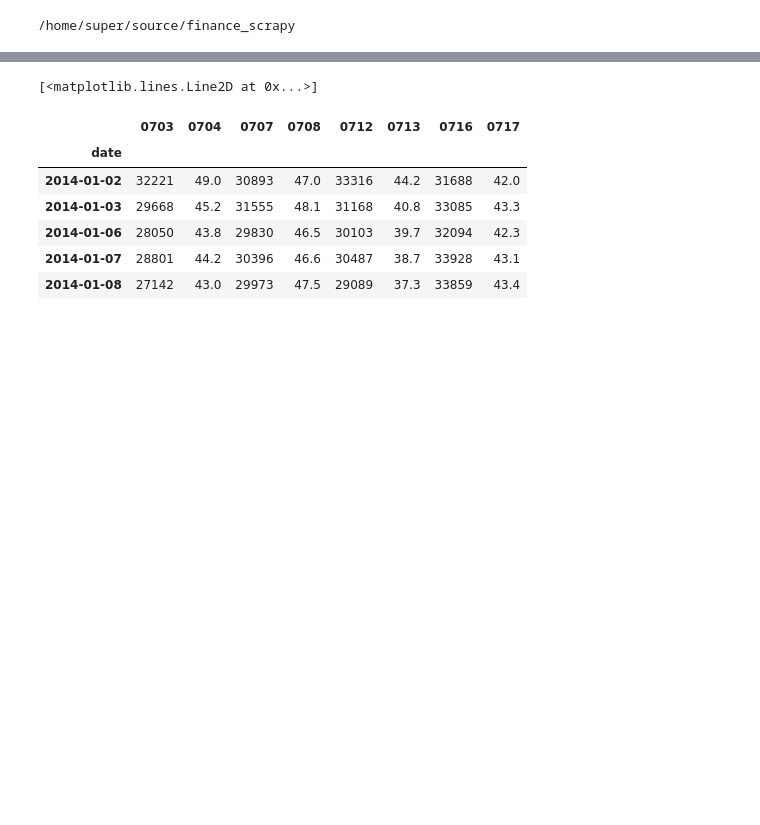
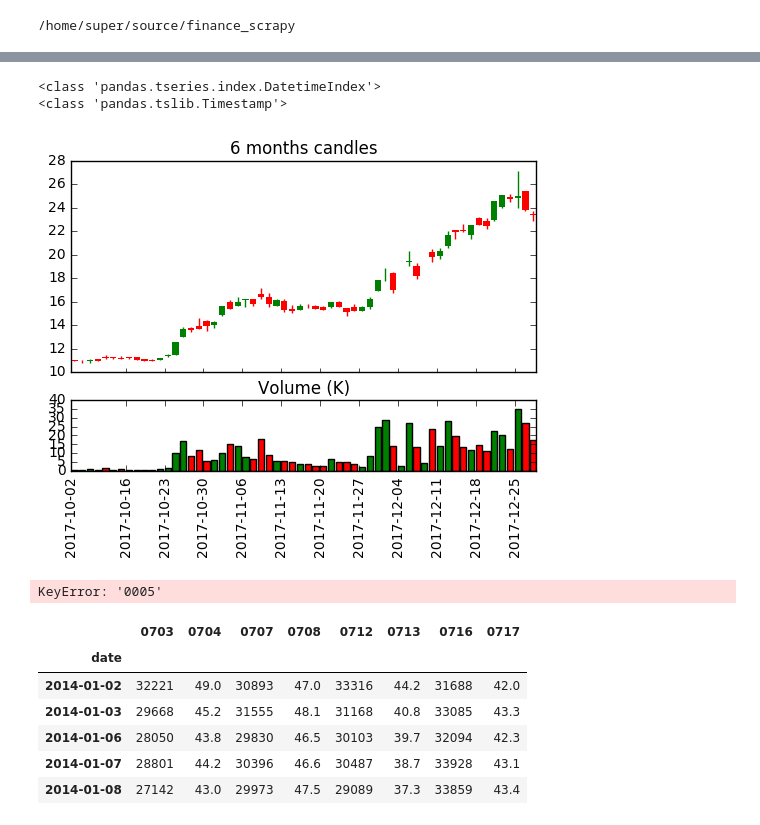
Before and after one commit to Everett6802/finance_scrapy, a Jupyter notebook: finance_analysis.ipynb, the cells around one changed output, grey strips where cells are left out. Cells and saved outputs as stored; diff of their text form; code cells hidden in the pictures; blank space fills up the shorter version.

Commit message:
Draw candle stick

```diff
--- a/finance_analysis.ipynb
+++ b/finance_analysis.ipynb
@@ -29,0 +90,4 @@ import seaborn as sns
+# %%
+%run finance_analysis.py -v
+df.rename(columns={'0903': 'open', '0904': 'high', '0905': 'low', '0906': 'close', '0908': 'volume'}, inplace=True)
+df.head()
@@ -30,8 +113,32 @@ import seaborn as sns
+# %%
+open_price = df['open']
+close_price = df['close']
+
+# data = pd.concat([open_price, close_price], axis=1)
+# data_min = data.min(axis=1)
+
+x = np.arange(len(df))
+time_format = '%Y-%m-%d'
+x_tick_list = [(x[index], date.strftime(time_format)) for index, date in enumerate(df.index) if date.weekday() == 0]
+print type(df.index)
+print type(df.index[0])
+# x_tick_list = [(date.weekday, date.strftime(time_format)) for index, date in enumerate(df.index)]
+
+# x_tick_list
+# oc_min = pd.concat([open_price, close_price], axis=1).min(axis=1)
+# oc_max = pd.concat([open_price, close_price], axis=1).max(axis=1)
+# %% [output]
+<class 'pandas.tseries.index.DatetimeIndex'>
+<class 'pandas.tslib.Timestamp'>
+# %%
+plot_candles(df[:60], title='6 months candles', volume_bars=True)
+# %% [output]
+[figure, added]
 # %%
 plt.show()
 plt.plot(df['0005'])
 # %% [output]
-[<matplotlib.lines.Line2D at 0x...>]
+KeyError: '0005'
 # %%
 df.head()
 df_drop = df.drop('0005',axis=1)
```
Also changed, not shown: parts of 3 cells of this notebook, 2 other files.
